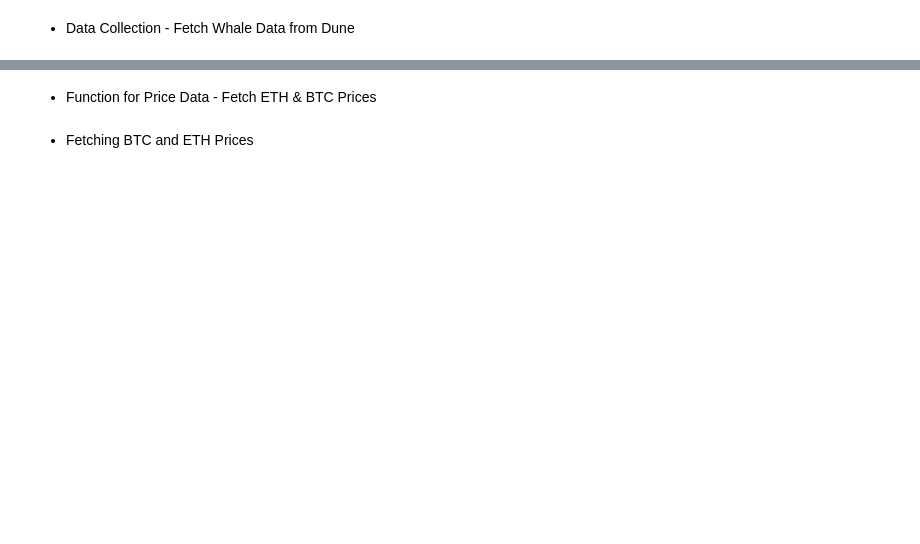
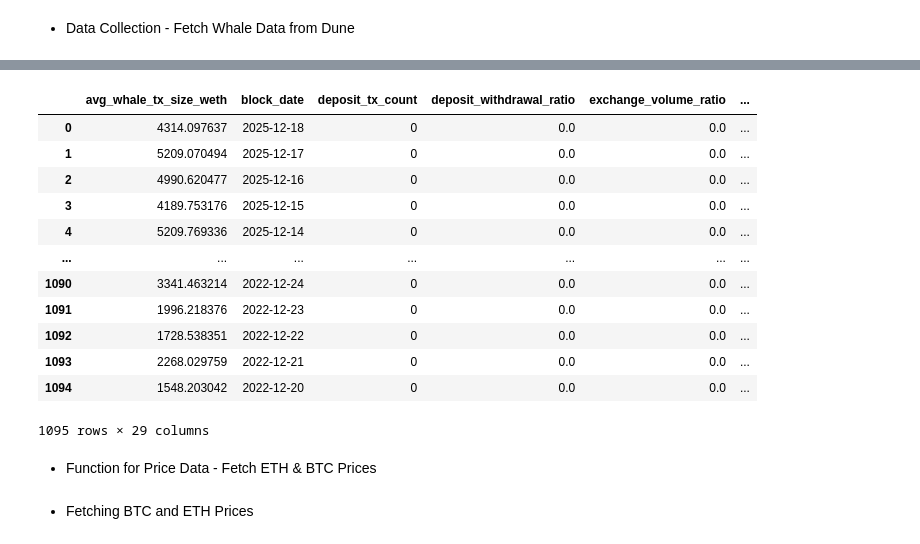
Before and after one commit to FirstBML/Whale-Movement-Based-Price-Direction-Generator-V2, a Jupyter notebook: WhalesIntent/Intent/NoteBook.ipynb, the cells around one changed output, grey strips where cells are left out. Cells and saved outputs as stored; diff of their text form; code cells hidden in the pictures; blank space fills up the shorter version.

```diff
--- a/WhalesIntent/Intent/NoteBook.ipynb
+++ b/WhalesIntent/Intent/NoteBook.ipynb
@@ -134,3 +333,19 @@ df_whales.head(3)
+# %%
+df_whales
+# %% [output]
+|  | avg_whale_tx_size_weth | block_date | deposit_tx_count | deposit_withdrawal_ratio | exchange_volume_ratio | ... |
+| 0 | 4314.097637 | 2025-12-18 | 0 | 0.0 | 0.0 | ... |
+| 1 | 5209.070494 | 2025-12-17 | 0 | 0.0 | 0.0 | ... |
+| 2 | 4990.620477 | 2025-12-16 | 0 | 0.0 | 0.0 | ... |
+| 3 | 4189.753176 | 2025-12-15 | 0 | 0.0 | 0.0 | ... |
+| 4 | 5209.769336 | 2025-12-14 | 0 | 0.0 | 0.0 | ... |
+| ... | ... | ... | ... | ... | ... | ... |
+| 1090 | 3341.463214 | 2022-12-24 | 0 | 0.0 | 0.0 | ... |
+| 1091 | 1996.218376 | 2022-12-23 | 0 | 0.0 | 0.0 | ... |
+| 1092 | 1728.538351 | 2022-12-22 | 0 | 0.0 | 0.0 | ... |
+| 1093 | 2268.029759 | 2022-12-21 | 0 | 0.0 | 0.0 | ... |
+| 1094 | 1548.203042 | 2022-12-20 | 0 | 0.0 | 0.0 | ... |
+1095 rows × 29 columns
 # %% [markdown]
 - Function for Price Data - Fetch ETH & BTC Prices
 # %%
```
Also changed, not shown: parts of 12 cells of this notebook, 3 other files.
